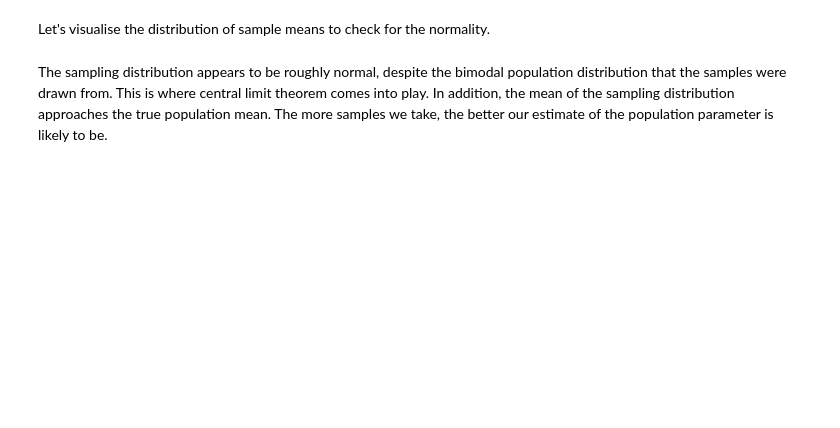
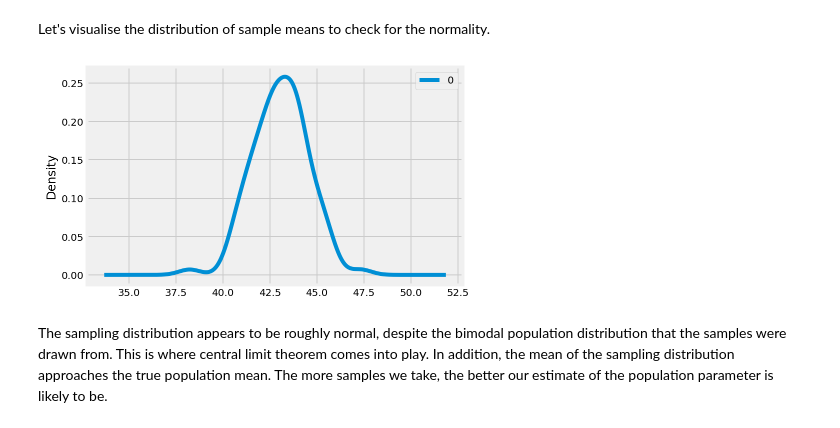
Before and after one commit to nikolholicka/curriculum, a Jupyter notebook: mod3/section19/dsc-confidence-intervals-lab-online-ds-pt-041519/index.ipynb, the cells around one changed output. Cells and saved outputs as stored; diff of their text form; code cells hidden in the pictures; blank space fills up the shorter version.

```diff
--- a/mod3/section19/dsc-confidence-intervals-lab-online-ds-pt-041519/index.ipynb
+++ b/mod3/section19/dsc-confidence-intervals-lab-online-ds-pt-041519/index.ipynb
@@ -107,9 +109,21 @@ As a result we can treat the sample mean as if it were drawn from a normal distr
 
 To illustrate, let's create a sampling distribution by taking 100 samples from our population and then making 100 point estimates of the mean. Calculate the mean and standard deviation of sample means.
 # %%
+#for i in range(10**4):
+#    sample = df.sample(n=50, random_state=i) #Take a sample of 50 people
+#    sample_means.append(sample.Age.mean()) #Calculate the sample mean
+
+
+
 np.random.seed(15)
 
 point_estimates = []         # Make empty list to hold point estimates
+for i in range(100):
+    sample = pop_ages.sample(n=100, random_state=i)
+    point_estimates.append(sample.mean())
+
+
+
 
 # Take 100 samples and generate 100 point estimates using a for loop.
 # append sample means to get point estimates
@@ -126,3 +140,5 @@ point_estimates = []         # Make empty list to hold point estimates
 # 50%	42.960000
 # 75%	43.356000
 # max	44.492000
+# %%
+df_pe = pd.DataFrame(data=point_estimates)
@@ -130,6 +158,9 @@ point_estimates = []         # Make empty list to hold point estimates
 Let's visualise the distribution of sample means to check for the normality.
 # %%
 #Visualize the point estimates by plotting a density plot (use pandas)
+df_pe.plot.density();
+# %% [output]
+[figure, added]
 # %% [markdown]
 The sampling distribution appears to be roughly normal, despite the bimodal population distribution that the samples were drawn from. This is where central limit theorem comes into play. In addition, the mean of the sampling distribution approaches the true population mean. The more samples we take, the better our estimate of the population parameter is likely to be.
 # %% [markdown]
```
Also changed, not shown: parts of 5 cells of this notebook, 9 other files.
